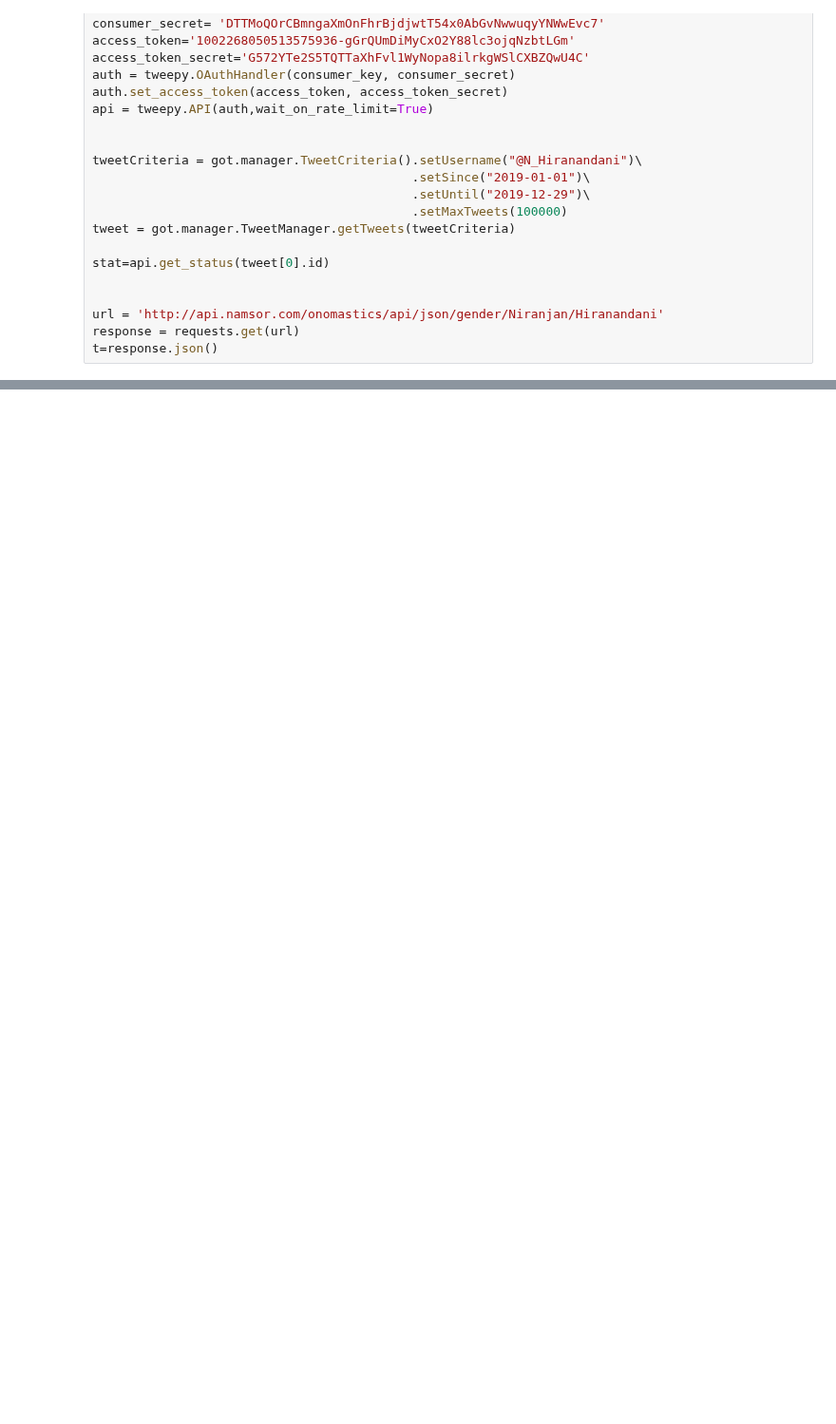
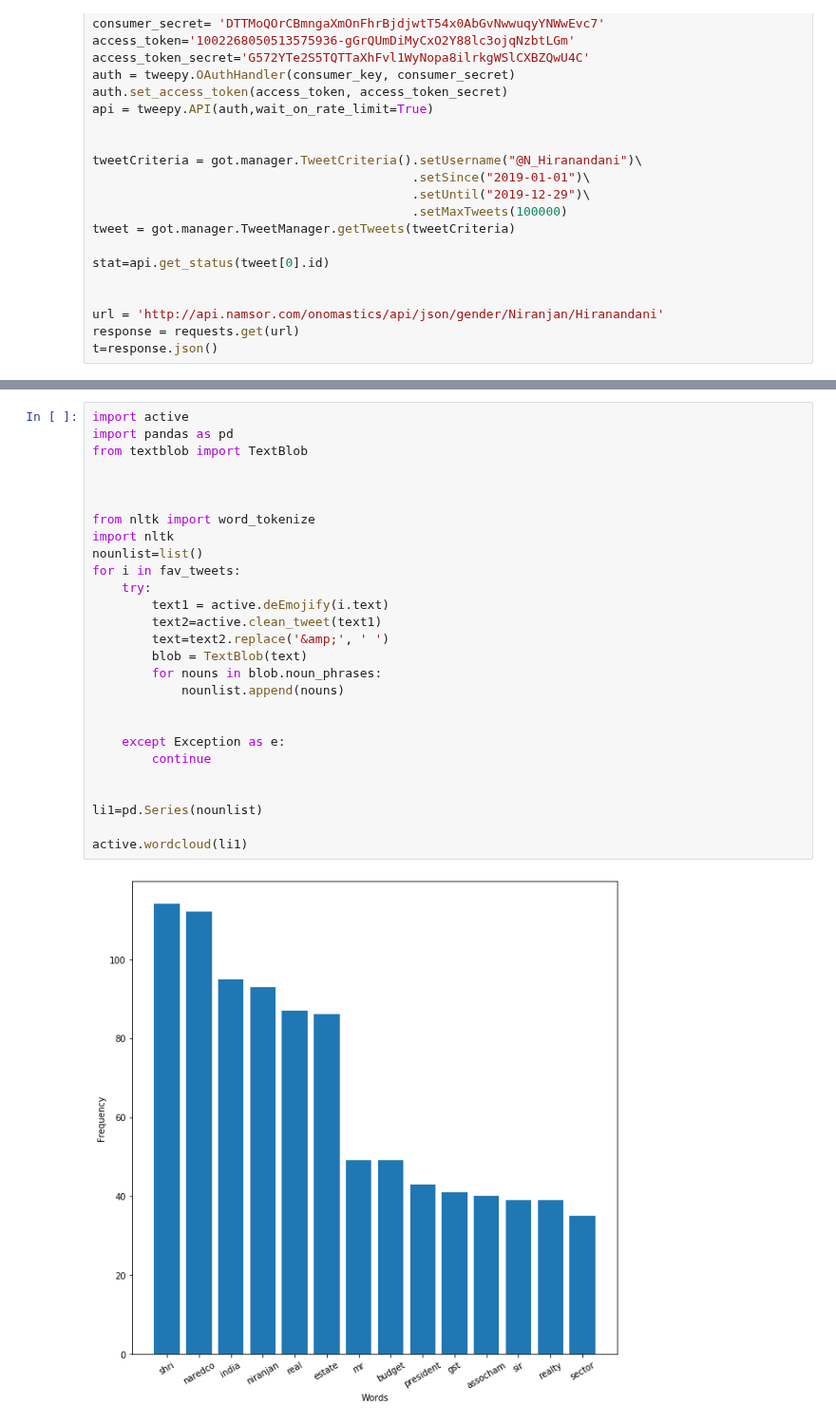
Before and after one commit to parthnagarkar875/Twitter-Data-Mining-for-Targeted-Marketing, a Jupyter notebook: pull.ipynb, the cells around one changed output, grey strips where cells are left out. Shown at 95% size. Cells and saved outputs as stored; diff of their text form; blank space fills up the shorter version.

Commit message:
Favourite tweets rolling

```diff
--- a/pull.ipynb
+++ b/pull.ipynb
@@ -170,0 +178,29 @@ active.wordcloud(noun)
+# %%
+import active
+import pandas as pd
+from textblob import TextBlob
+
+
+
+from nltk import word_tokenize
+import nltk
+nounlist=list()
+for i in fav_tweets:
+    try:
+        text1 = active.deEmojify(i.text)
+        text2=active.clean_tweet(text1)
+        text=text2.replace('&amp;', ' ')
+        blob = TextBlob(text)
+        for nouns in blob.noun_phrases:
+            nounlist.append(nouns)
+
+
+    except Exception as e:
+        continue
+
+
+li1=pd.Series(nounlist)
+
+active.wordcloud(li1)
+# %% [output]
+[figure, added]
```
Also changed, not shown: parts of 6 cells of this notebook, 1 other file.
